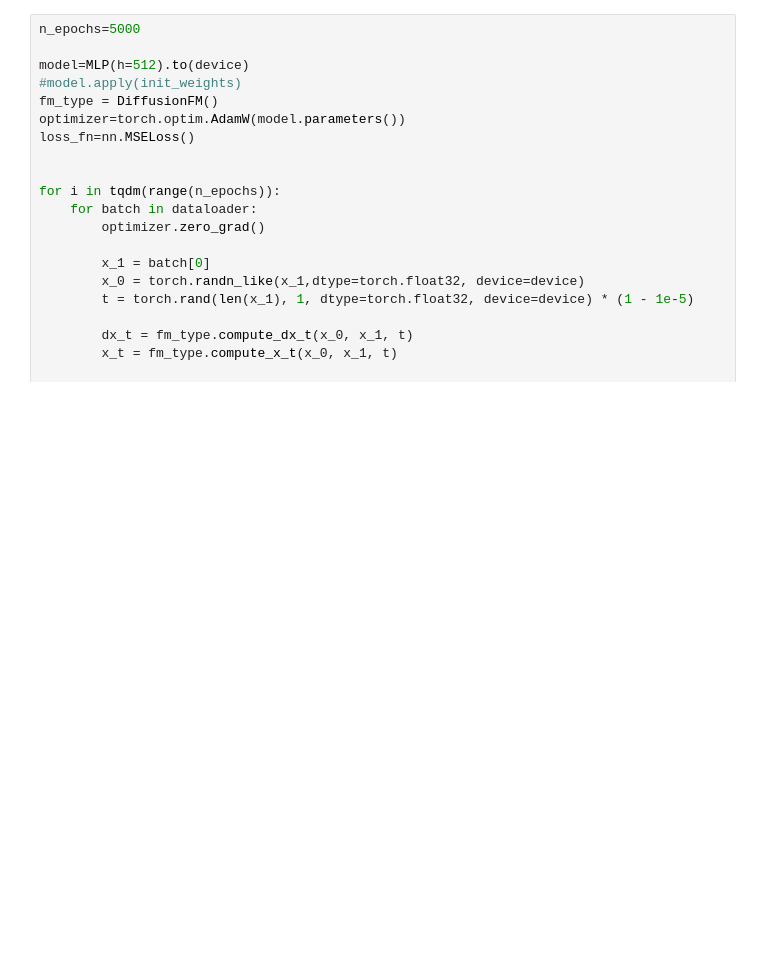
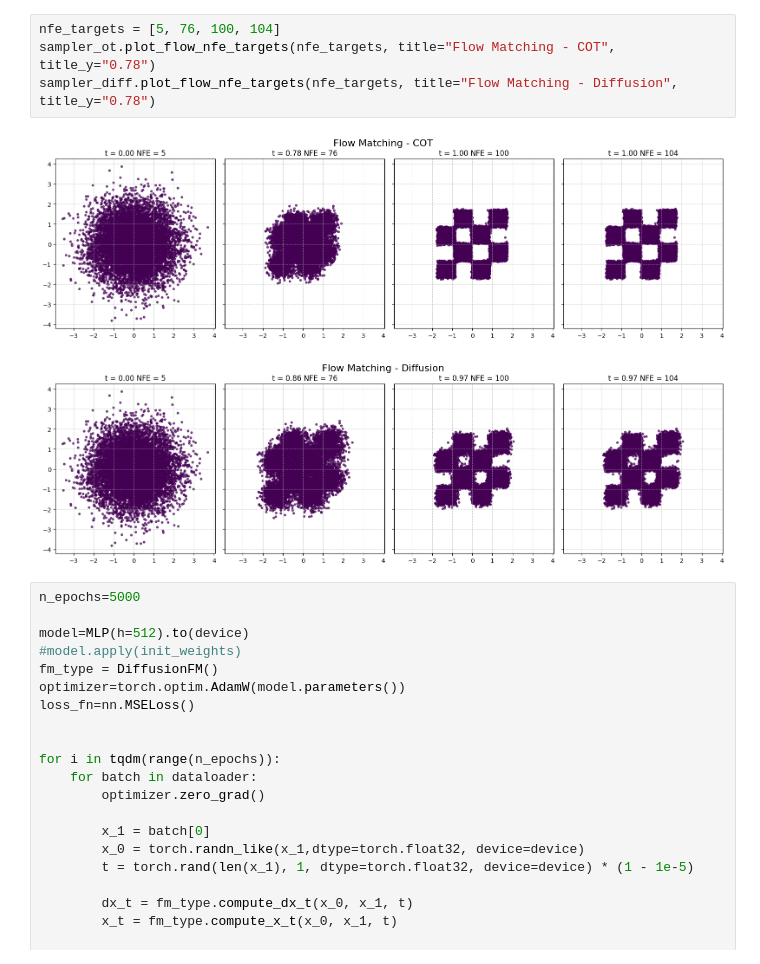
Before and after one commit to tarcisiobueno/flow-matching, a Jupyter notebook: 03-experiments.ipynb, the cells around one changed output. Saved outputs shown, nothing was run; the diff lists cells and outputs as text; blank space fills up the shorter version.

```diff
--- a/03-experiments.ipynb
+++ b/03-experiments.ipynb
@@ -125,3 +391,10 @@ from flow_matching.samplers import Sampler2D
+# %%
+nfe_targets = [5, 76, 100, 104]
+sampler_ot.plot_flow_nfe_targets(nfe_targets, title="Flow Matching - COT", title_y="0.78")
+sampler_diff.plot_flow_nfe_targets(nfe_targets, title="Flow Matching - Diffusion", title_y="0.78")
+# %% [output]
+[figure, added]
+[figure, added]
 # %%
 n_epochs=5000
 
```
Also changed, not shown: parts of 13 cells of this notebook, 3 other files.
